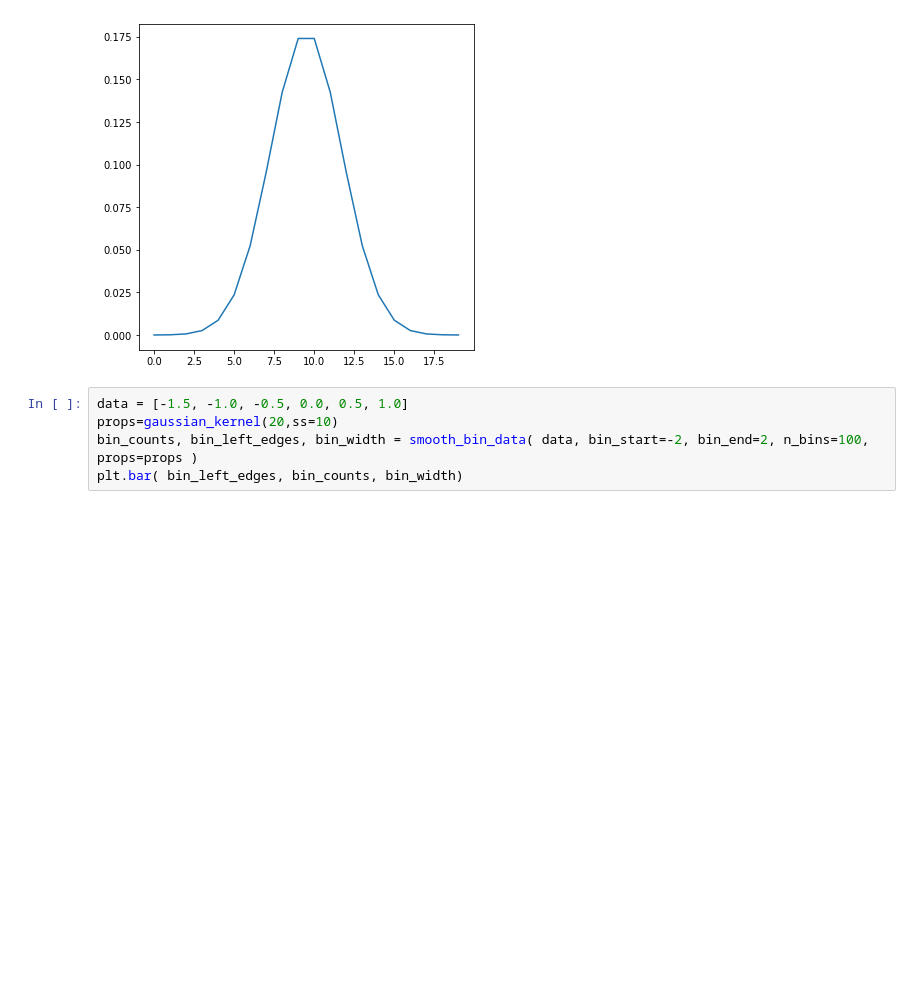
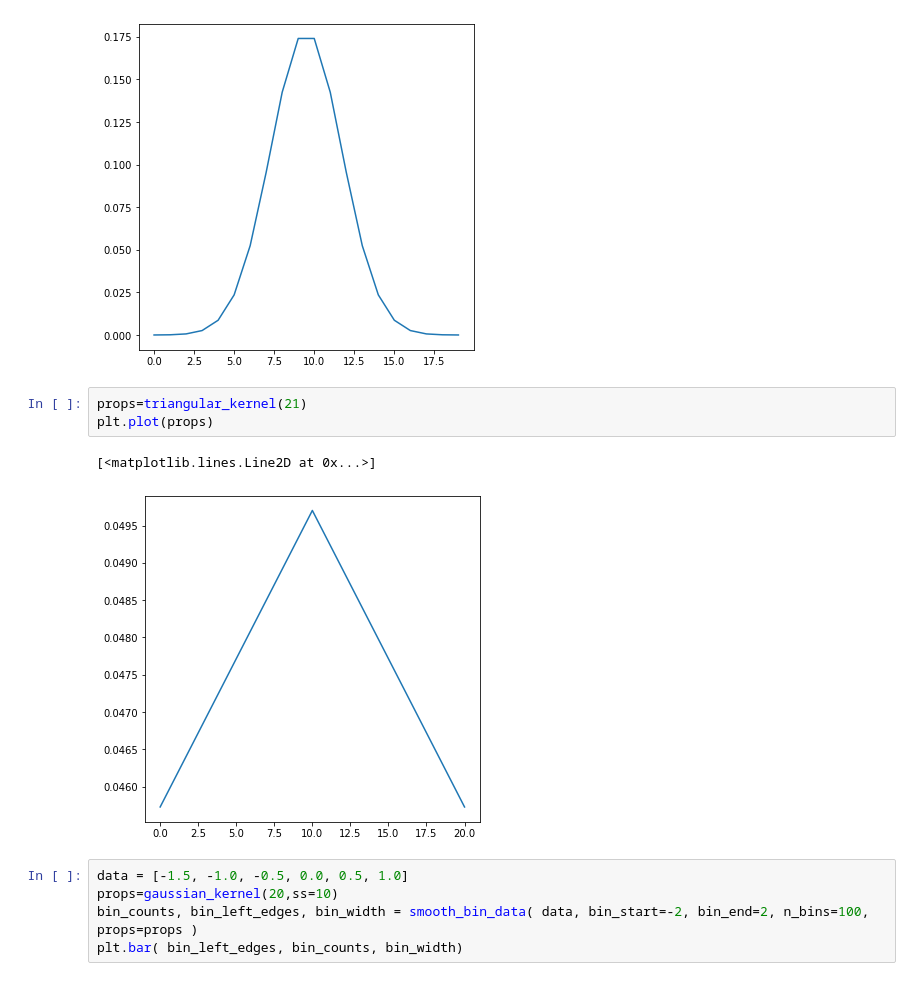
Before and after one commit to wingated/cs180_labs, a Jupyter notebook: kde.ipynb, the cells around one changed output. Drawn from its saved outputs; the diff is of its cells as text; blank space fills up the shorter version.

```diff
--- a/kde.ipynb
+++ b/kde.ipynb
@@ -193,6 +195,12 @@ plt.plot(props)
 # %% [output]
 [<matplotlib.lines.Line2D at 0x...>]
 [figure]
+# %%
+props=triangular_kernel(21)
+plt.plot(props)
+# %% [output]
+[<matplotlib.lines.Line2D at 0x...>]
+[figure, added]
 # %%
 data = [-1.5, -1.0, -0.5, 0.0, 0.5, 1.0]
 props=gaussian_kernel(20,ss=10)
```
Also changed, not shown: parts of 1 cell of this notebook.
